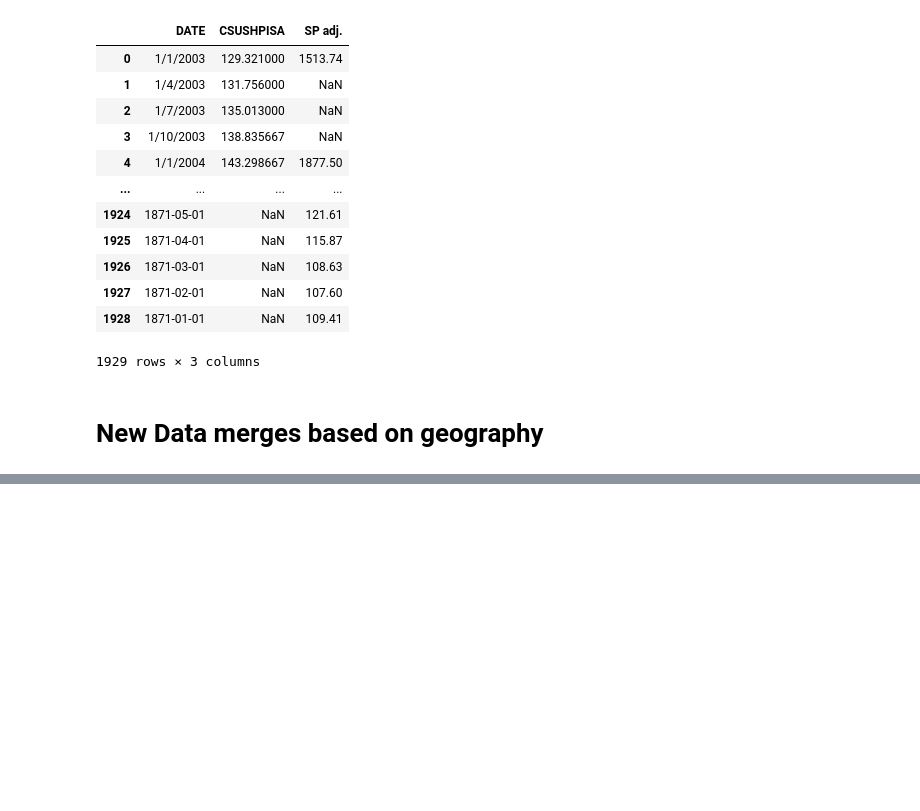
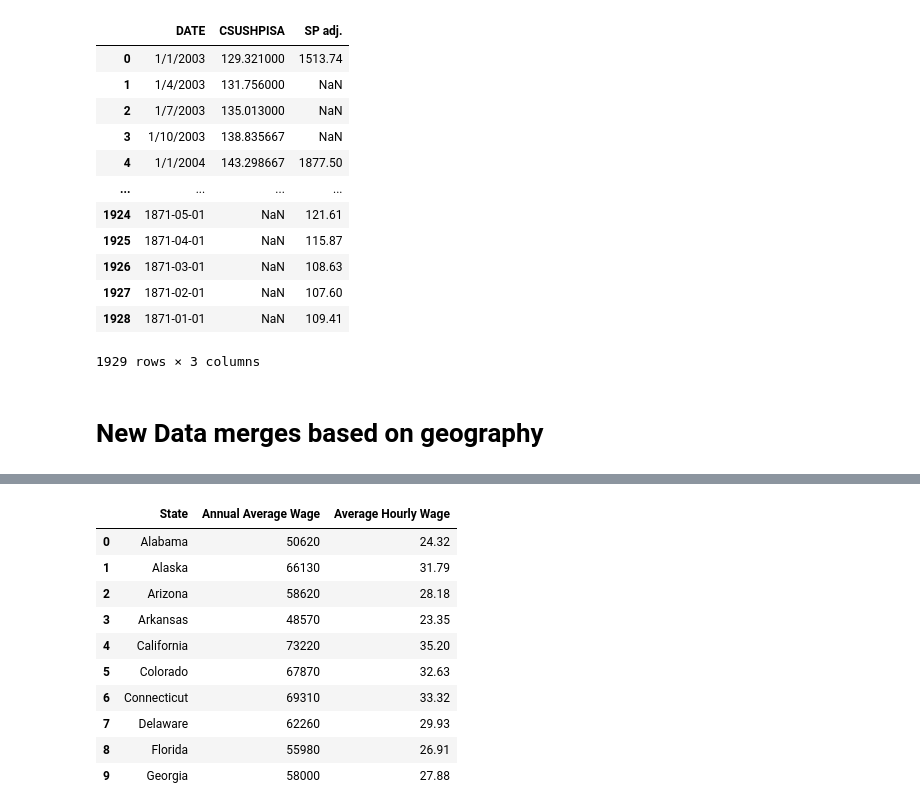
Before and after one commit to jmccahill5/datman, a Jupyter notebook: PS3.ipynb, the cells around one changed output, grey strips where cells are left out. Saved outputs shown, nothing was run; the diff lists cells and outputs as text; code cells hidden in the pictures; blank space fills up the shorter version.

```diff
--- a/PS3.ipynb
+++ b/PS3.ipynb
@@ -307,0 +331,14 @@ selected_data2
+# %%
+datST2.head(10)
+# %% [output]
+|  | State | Annual Average Wage | Average Hourly Wage |
+| 0 | Alabama | 50620 | 24.32 |
+| 1 | Alaska | 66130 | 31.79 |
+| 2 | Arizona | 58620 | 28.18 |
+| 3 | Arkansas | 48570 | 23.35 |
+| 4 | California | 73220 | 35.20 |
+| 5 | Colorado | 67870 | 32.63 |
+| 6 | Connecticut | 69310 | 33.32 |
+| 7 | Delaware | 62260 | 29.93 |
+| 8 | Florida | 55980 | 26.91 |
+| 9 | Georgia | 58000 | 27.88 |
```
Also changed, not shown: parts of 14 cells of this notebook.
